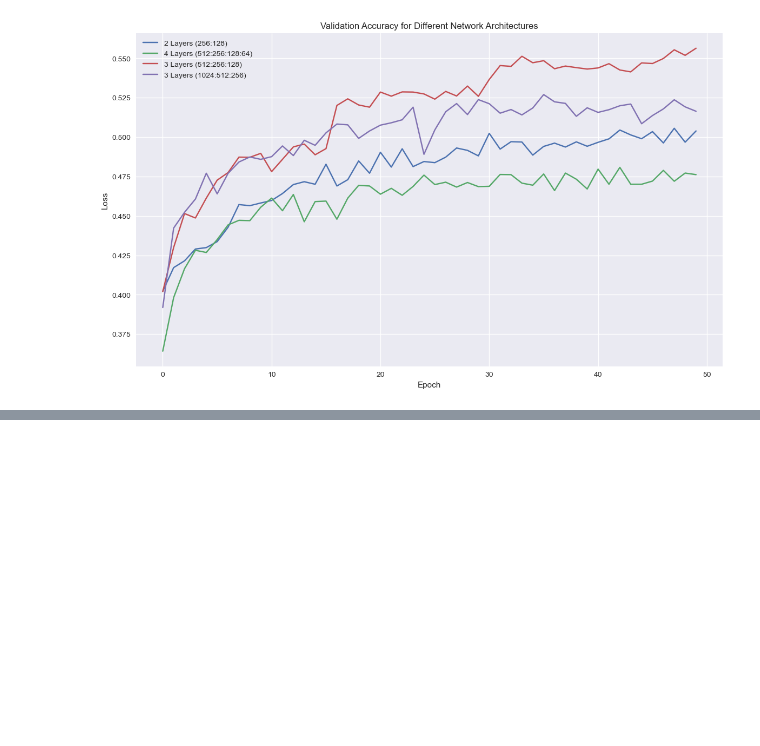
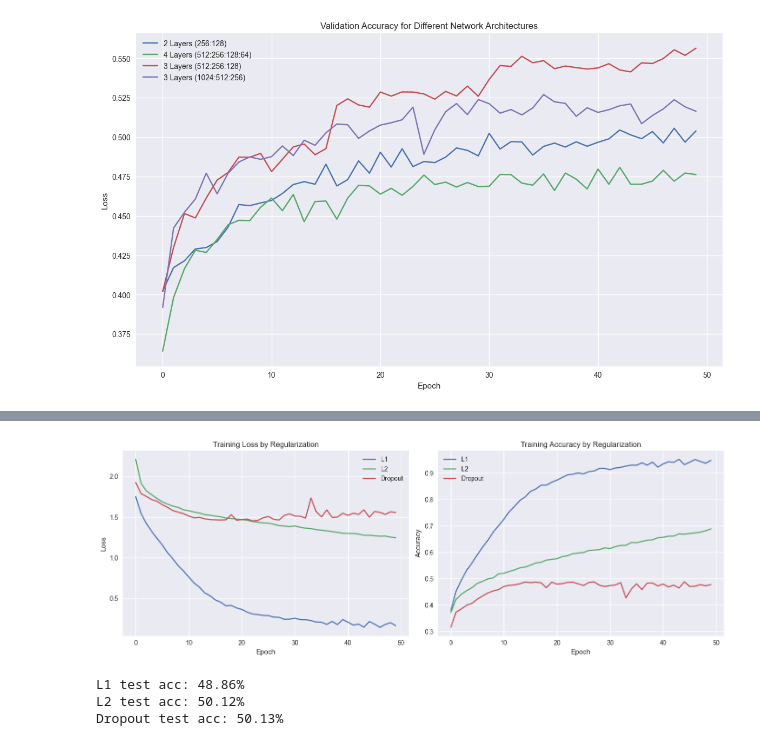
Before and after one commit to ZH0555/PMAI-Group-5, a Jupyter notebook: src/analysis/nn-analysis.ipynb, the cells around one changed output, grey strips where cells are left out. Cells and saved outputs as stored; diff of their text form; code cells hidden in the pictures; blank space fills up the shorter version.

```diff
--- a/src/analysis/nn-analysis.ipynb
+++ b/src/analysis/nn-analysis.ipynb
@@ -201,0 +321,36 @@ plt.show()
+# %%
+# regularization comparison
+l1 = np.load('../nn-logs/NN_512:256:128_LeakyReLU_Adam_LR=0.001_Dropout=0:0:0_L1=2e-05_L2=0_batch=30000_epochs=50.npz')
+l2 = np.load('../nn-logs/NN_512:256:128_LeakyReLU_Adam_LR=0.001_Dropout=0:0:0_L2=0.001_batch=30000_epochs=50.npz')
+dropout = np.load('../nn-logs/NN_512:256:128_LeakyReLU_Adam_LR=0.001_Dropout=0.2:0.3:0.4_batch=50000_epochs=50.npz')
+
+fig, (ax1, ax2) = plt.subplots(1, 2, figsize=(14, 5))
+
+ax1.plot(l1['arr_0'], label='L1')
+ax1.plot(l2['arr_0'], label='L2')
+ax1.plot(dropout['arr_0'], label='Dropout')
+ax1.set_xlabel('Epoch')
+ax1.set_ylabel('Loss')
+ax1.set_title('Training Loss by Regularization')
+ax1.legend()
+
+ax2.plot(l1['arr_1'], label='L1')
+ax2.plot(l2['arr_1'], label='L2')
+ax2.plot(dropout['arr_1'], label='Dropout')
+ax2.set_xlabel('Epoch')
+ax2.set_ylabel('Accuracy')
+ax2.set_title('Training Accuracy by Regularization')
+ax2.legend()
+
+plt.tight_layout()
+plt.savefig('regularization_comparison.png')
+plt.show()
+
+print(f"L1 test acc: {l1['arr_5']:.2%}")
+print(f"L2 test acc: {l2['arr_5']:.2%}")
+print(f"Dropout test acc: {dropout['arr_5']:.2%}")
+# %% [output]
+[figure, added]
+L1 test acc: 48.86%
+L2 test acc: 50.12%
+Dropout test acc: 50.13%
```
Also changed, not shown: parts of 11 cells of this notebook, 7 other files.
